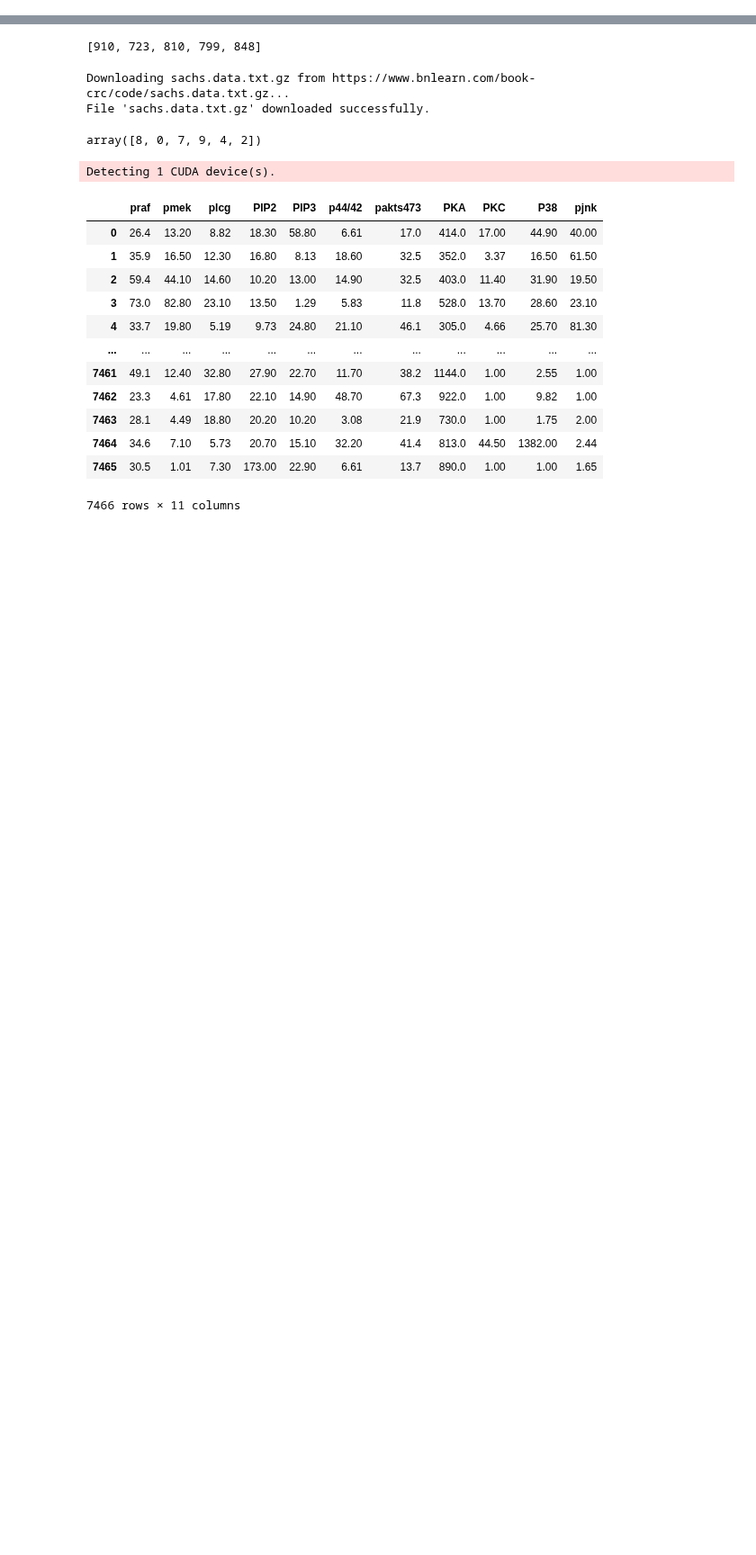
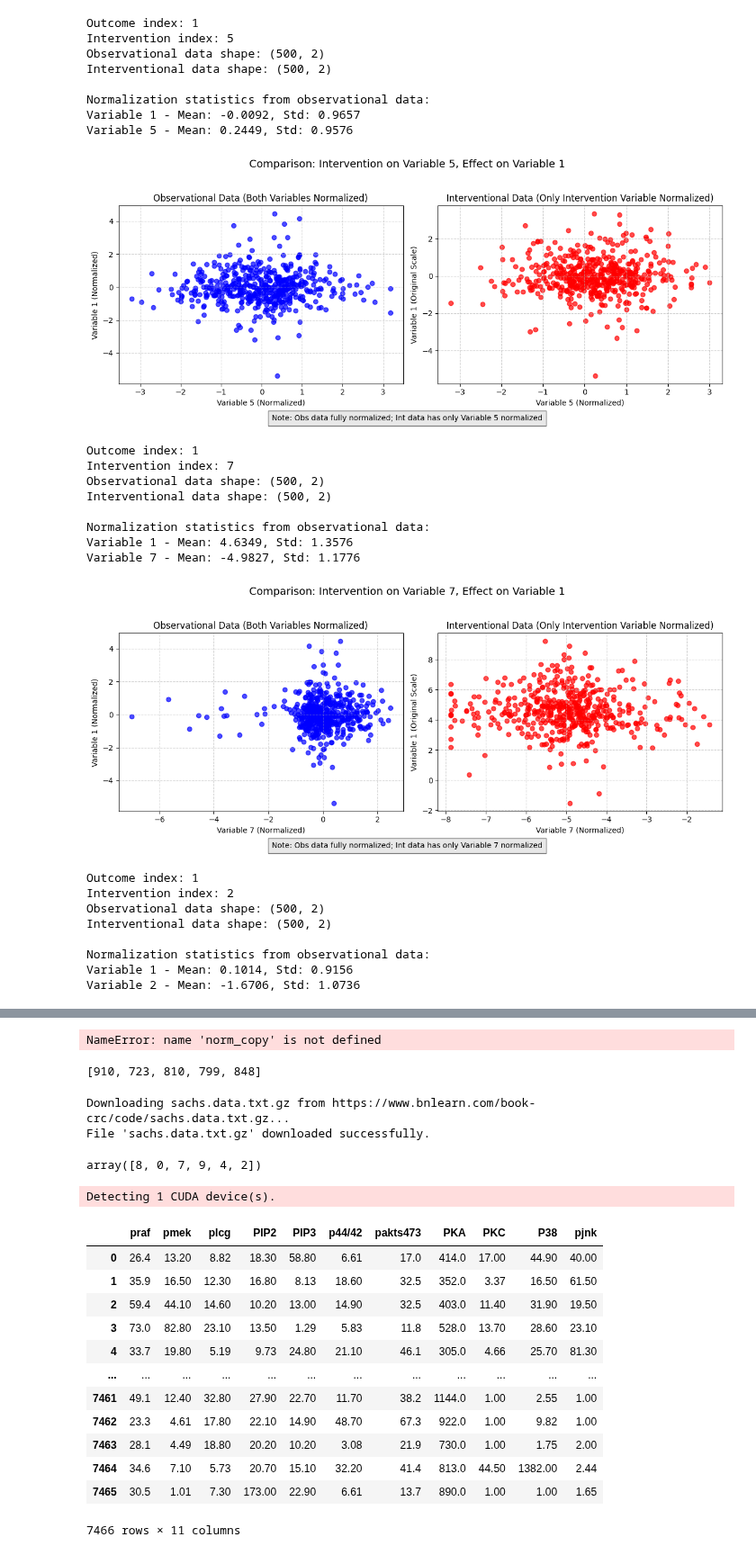
Before and after one commit to ruiziyan9/AL-CFM, a Jupyter notebook: CITNP/notebooks/sachs_dataset.ipynb, the cells around one changed output, grey strips where cells are left out. Shown at 90% size. Cells and saved outputs as stored; diff of their text form; code cells hidden in the pictures; blank space fills up the shorter version.

Commit message:
Sachs analysis

```diff
--- a/CITNP/notebooks/sachs_dataset.ipynb
+++ b/CITNP/notebooks/sachs_dataset.ipynb
@@ -75,4 +75,17 @@ for idx, dataset in enumerate(all_datasets):
                 continue
             f.create_dataset(key, data=value)
 # %%
-intvn_index
+import h5py
+from pathlib import Path
+
+
+sachs_path = Path(
+    "/vol/bitbucket/ad6013/Research/CausalInferenceNeuralProcess/CITNP/datasets/synth_training_data/sachs/test"
+    )
+interventions = [
+    "data_idx0",
+    "data_idx1",
+    "data_idx2",
+    "data_idx3",
+    "data_idx4",
+]
@@ -117,2 +179,30 @@ sachs
 # %%
-sachs_obs = sachs[sachs["intervention_name"] == "obs"]
+for intvn in interventions:
+    plot_for_file(sachs_path, intvn, 1)
+# %% [output]
+Outcome index: 1
+Intervention index: 5
+Observational data shape: (500, 2)
+Interventional data shape: (500, 2)
+
+Normalization statistics from observational data:
+Variable 1 - Mean: -0.0092, Std: 0.9657
+Variable 5 - Mean: 0.2449, Std: 0.9576
+[figure, added]
+Outcome index: 1
+Intervention index: 7
+Observational data shape: (500, 2)
+Interventional data shape: (500, 2)
+
+Normalization statistics from observational data:
+Variable 1 - Mean: 4.6349, Std: 1.3576
+Variable 7 - Mean: -4.9827, Std: 1.1776
+[figure, added]
+Outcome index: 1
+Intervention index: 2
+Observational data shape: (500, 2)
+Interventional data shape: (500, 2)
+
+Normalization statistics from observational data:
+Variable 1 - Mean: 0.1014, Std: 0.9156
+Variable 2 - Mean: -1.6706, Std: 1.0736
@@ -119,3 +228,7 @@ sachs_obs = sachs[sachs["intervention_name"] == "obs"]
+# %%
+norm_copy.mean(0)
+# %% [output]
+NameError: name 'norm_copy' is not defined
 # %%
 sachs_obs_data_cols = sachs_obs.iloc[:, :11]
 # %%
```
Also changed, not shown: parts of 5 cells of this notebook, 12 other files.
